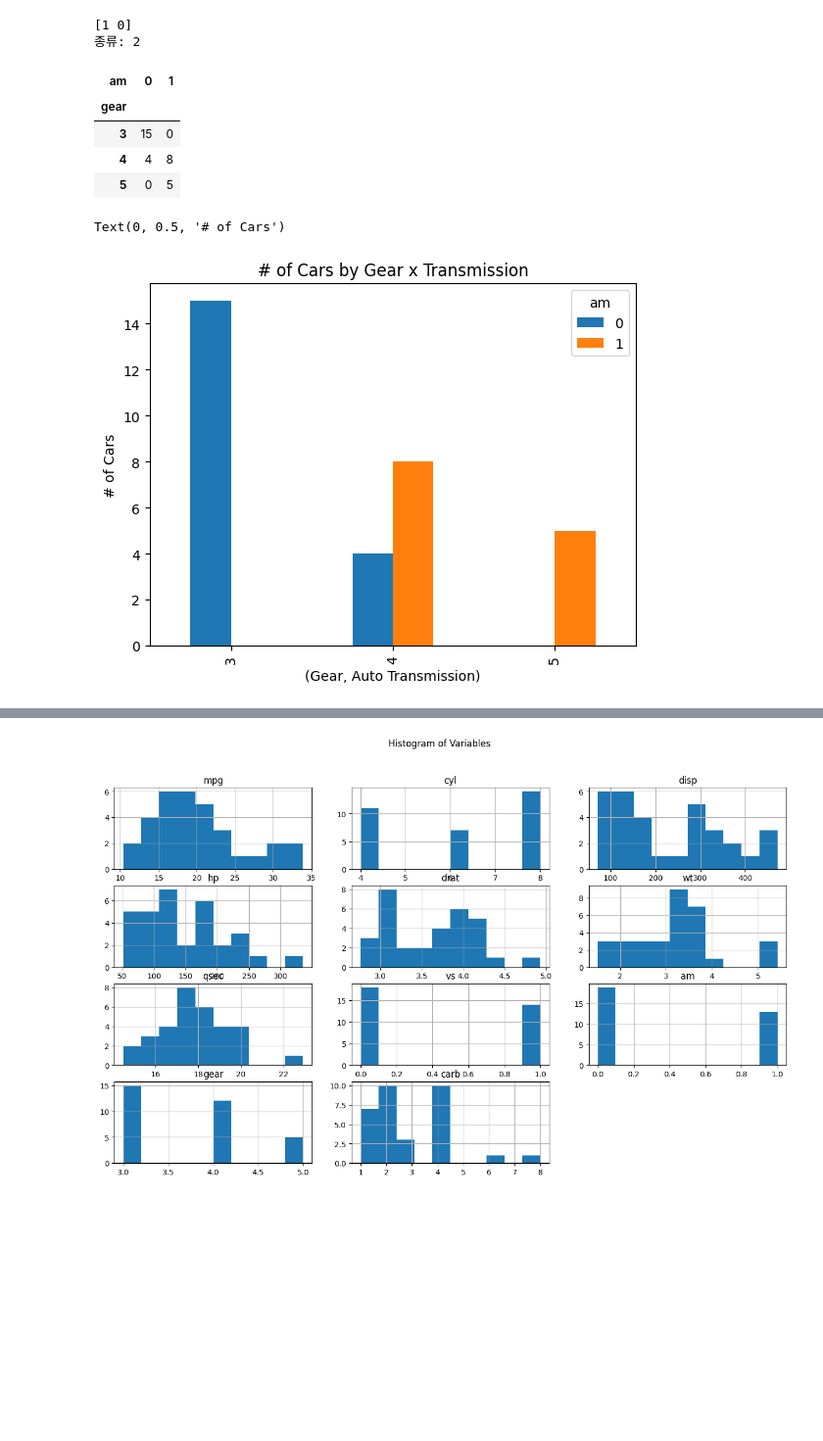
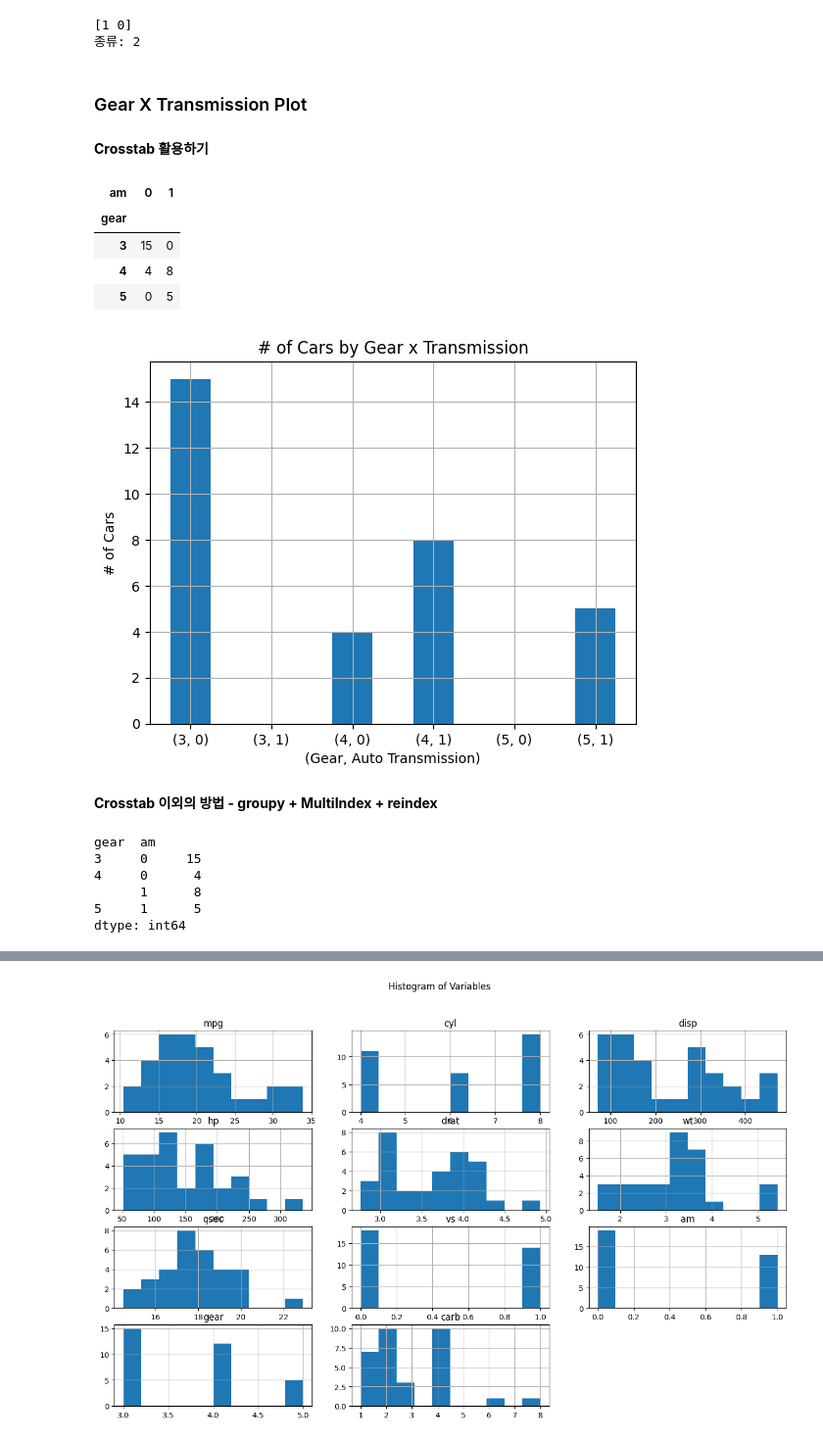
Before and after one commit to cleonno3o/Softeer-Wiki, a Jupyter notebook: W1/M1/m1.ipynb, the cells around one changed output, grey strips where cells are left out. Shown at 98% size. Cells and saved outputs as stored; diff of their text form; code cells hidden in the pictures; blank space fills up the shorter version.

Commit message:
Feat: Gear,AM 그래프 구현

```diff
--- a/W1/M1/m1.ipynb
+++ b/W1/M1/m1.ipynb
@@ -91,6 +89,10 @@ print("종류:",len(df['am'].unique()))
 # %% [output]
 [1 0]
 종류: 2
+# %% [markdown]
+### Gear X Transmission Plot
+# %% [markdown]
+**Crosstab 활용하기**
 # %%
 gear_am = pd.crosstab(index=df['gear'], columns=df['am'])
 gear_am
@@ -101,10 +103,22 @@ gear_am
 | 4 | 4 | 8 |
 | 5 | 0 | 5 |
 # %%
-gear_am.plot(kind='bar')
+gear_am.stack().plot(kind='bar', grid=True)
+plt.xticks(rotation=0)
 plt.title('# of Cars by Gear x Transmission')
 plt.xlabel('(Gear, Auto Transmission)')
-plt.ylabel('# of Cars')
+plt.ylabel('# of Cars');
 # %% [output]
-Text(0, 0.5, '# of Cars')
-[figure, old version]
+[figure, new version]
+# %% [markdown]
+**Crosstab 이외의 방법 - groupy + MultiIndex + reindex**
+# %%
+gear_am_2 = df.groupby(['gear','am']).size()
+gear_am_2
+# %% [output]
+gear  am
+3     0     15
+4     0      4
+      1      8
+5     1      5
+dtype: int64
```
Also changed, not shown: parts of 8 cells of this notebook.
